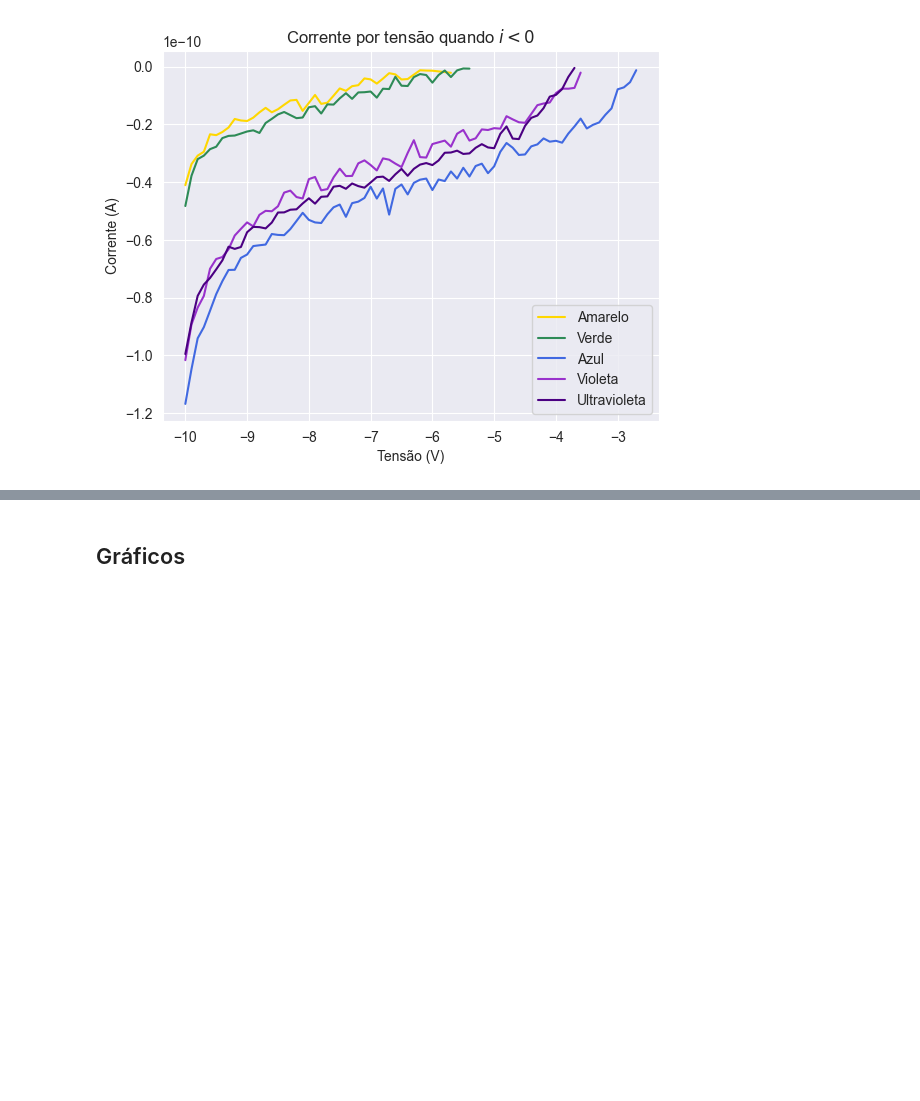
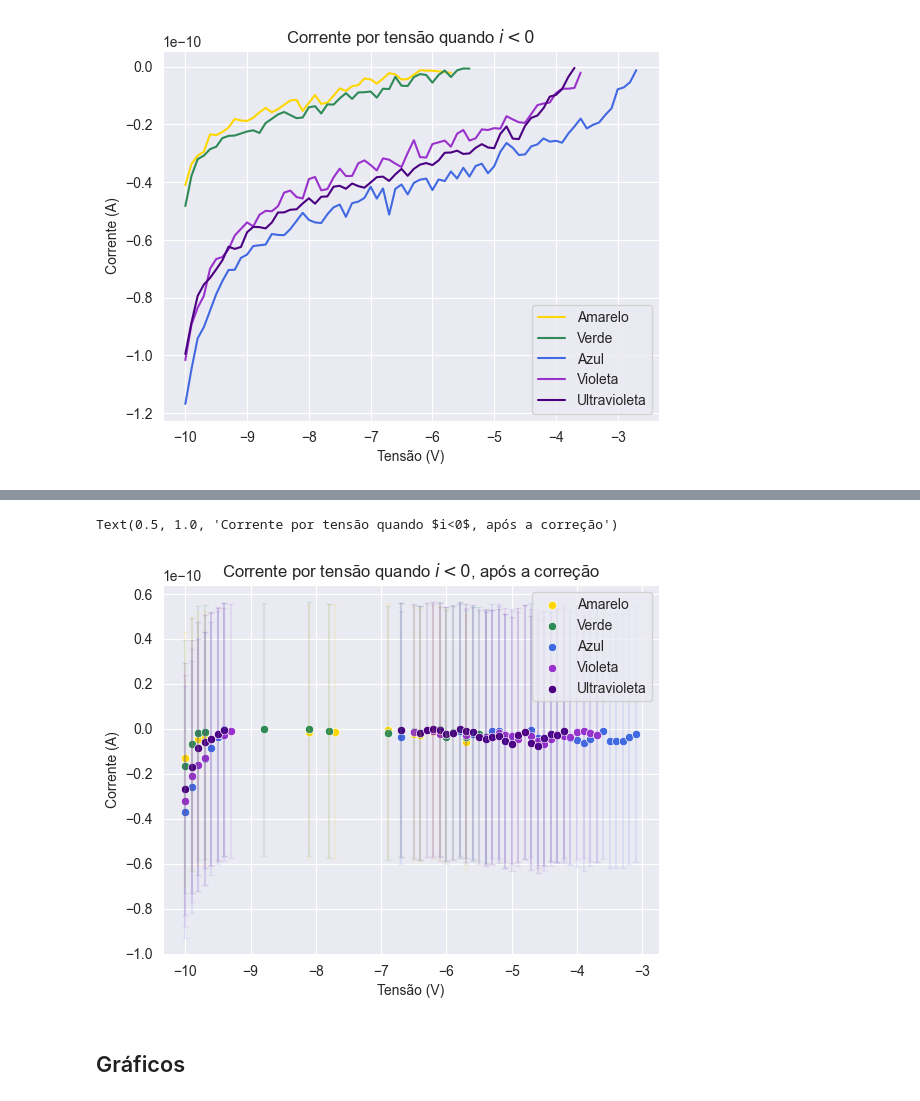
Before and after one commit to desenfados-digitais/lab_V, a Jupyter notebook: Exp1/analise.ipynb, the cells around one changed output, grey strips where cells are left out. Saved outputs shown, nothing was run; the diff lists cells and outputs as text; code cells hidden in the pictures; blank space fills up the shorter version.

```diff
--- a/Exp1/analise.ipynb
+++ b/Exp1/analise.ipynb
@@ -164,0 +211,25 @@ ep.residual_plot(Amarelo[Amarelo['i']<0]['V'],
+# %%
+for cor, fit in zip(l_Cores, fit_linear):
+    cor.loc[cor['i']<0, 'i'] = cor[cor['i']<0]['i'] - lfunc(cor[cor['i']<0]['V'], *fit)
+# %%
+for df, cor, nome in zip(l_Cores, paleta, nomes):
+
+    x = df[df['i']<0]['V']
+    y = df[df['i']<0]['i']
+
+    x_sigma = df[df['i']<0]['sV']
+    y_sigma = df[df['i']<0]['si']
+
+    alpha = 0.1
+
+    sns.scatterplot(x=x, y=y, color=cor, label=nome)
+
+    plt.errorbar(x, y, xerr=x_sigma, yerr=y_sigma, fmt=' ', capsize=2,c=cor, alpha=alpha)
+
+
+plt.xlabel('Tensão (V)')
+plt.ylabel('Corrente (A)')
+plt.title(r'Corrente por tensão quando $i<0$, após a correção')
+# %% [output]
+Text(0.5, 1.0, 'Corrente por tensão quando $i<0$, após a correção')
+[figure, added]
```
Also changed, not shown: parts of 24 cells of this notebook, 16 other files.
